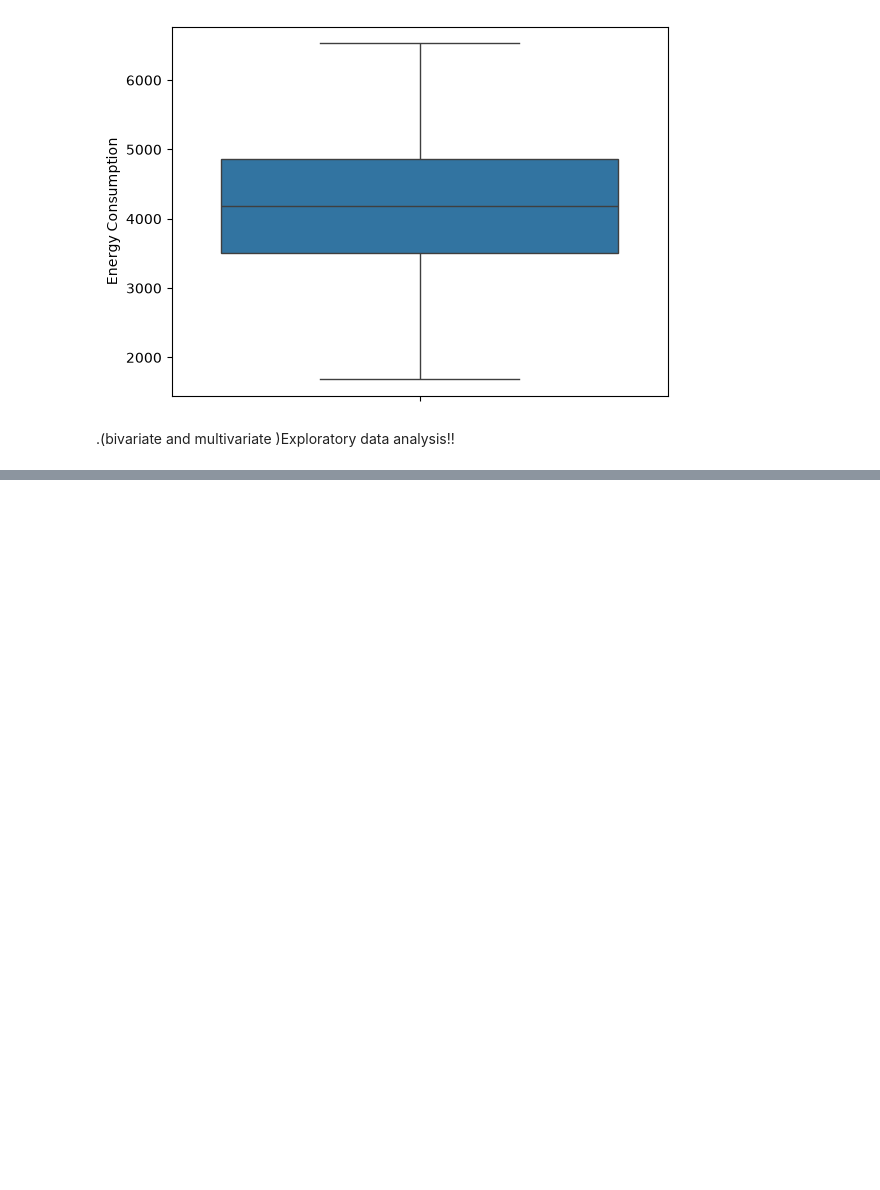
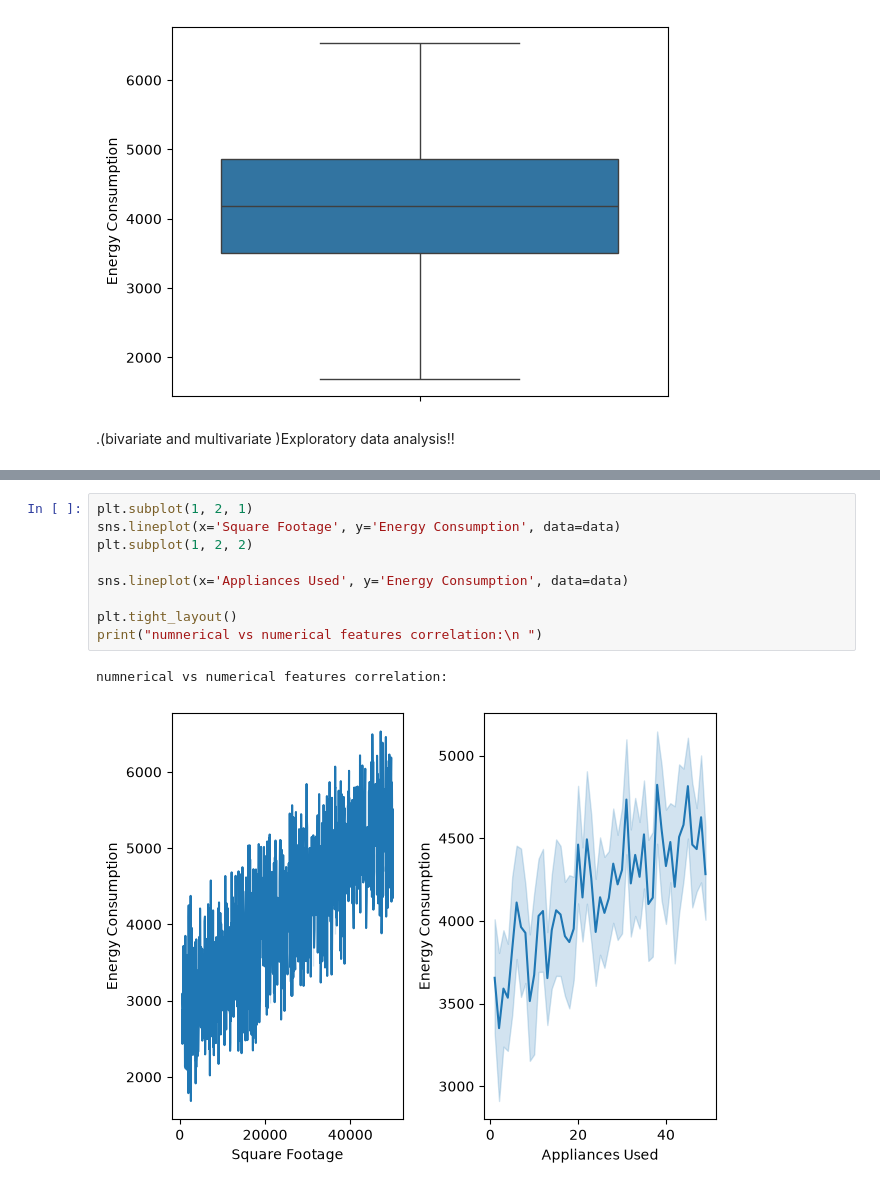
Before and after one commit to 12shivamkuma/Smart-Building-Energy-Cost-Predictor-, a Jupyter notebook: notebooks/energy_cost_prediction.ipynb, the cells around one changed output, grey strips where cells are left out. Drawn from its saved outputs; the diff is of its cells as text; blank space fills up the shorter version.

```diff
--- a/notebooks/energy_cost_prediction.ipynb
+++ b/notebooks/energy_cost_prediction.ipynb
@@ -166,0 +163,12 @@ data.head()
+# %%
+plt.subplot(1, 2, 1)
+sns.lineplot(x='Square Footage', y='Energy Consumption', data=data)
+plt.subplot(1, 2, 2)
+
+sns.lineplot(x='Appliances Used', y='Energy Consumption', data=data)
+
+plt.tight_layout()
+print("numnerical vs numerical features correlation:\n ")
+# %% [output]
+numnerical vs numerical features correlation:
+[figure, added]
```
Also changed, not shown: parts of 9 cells of this notebook.
